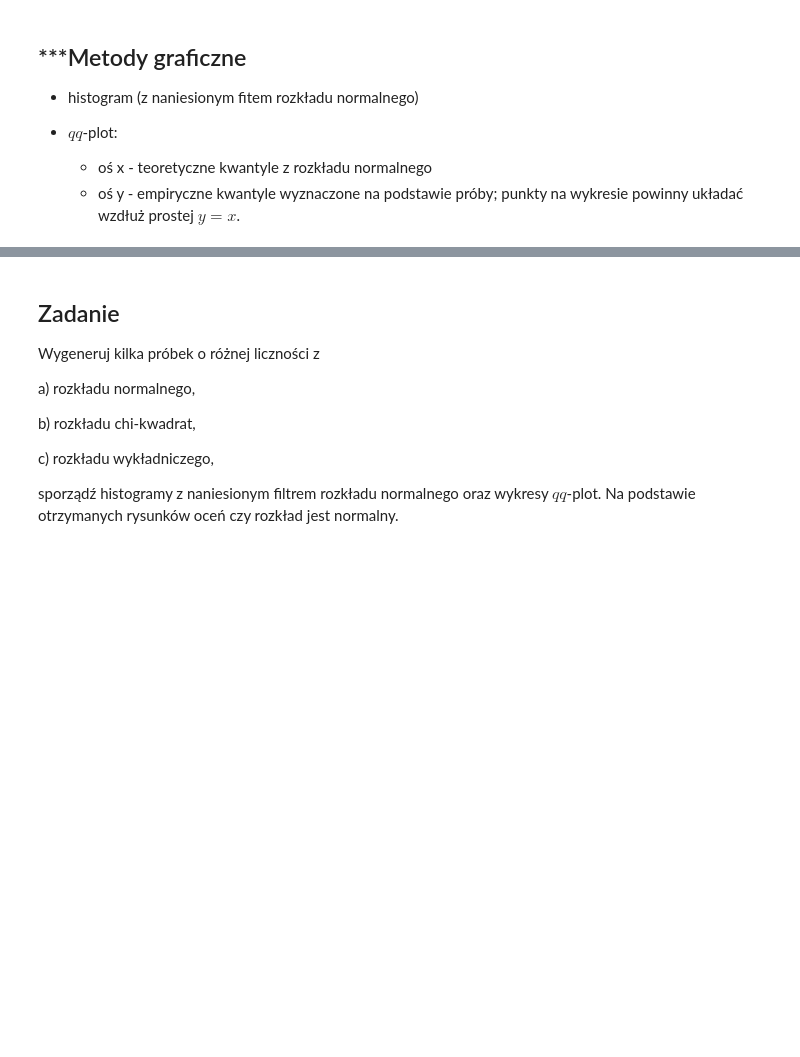
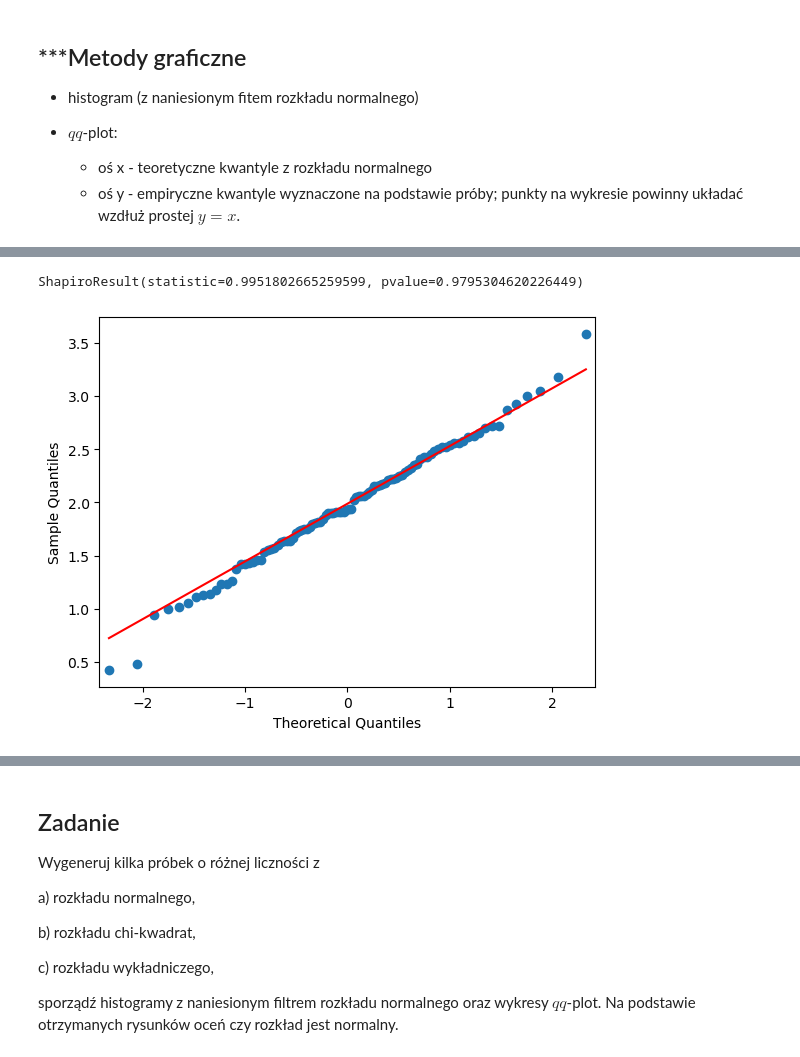
Before and after one commit to APozorska/Python_Statystyka_Regresja_fork, a Jupyter notebook: 01_statystyka/03_test_normalnosci_AP.ipynb, the cells around one changed output, grey strips where cells are left out. Saved outputs shown, nothing was run; the diff lists cells and outputs as text; code cells hidden in the pictures; blank space fills up the shorter version.

```diff
--- a/01_statystyka/03_test_normalnosci_AP.ipynb
+++ b/01_statystyka/03_test_normalnosci_AP.ipynb
@@ -102,13 +220,16 @@ Wygeneruj kilka próbek z rozkładu normalnego dla różnych parametrów $\mu$ i
 # %%
 # ?sm.qqplot
 # %%
-# n = 100
-
-# norm2 = stats.norm.rvs(size=n, loc=2, scale=0.5) + stats.uniform.rvs(size=n, loc=-2, scale=4)
-# norm = stats.norm.rvs(size=n, loc=2, scale=0.5)
-# chi = stats.chi2.rvs(size=n, df=5)
-# exp = stats.expon.rvs(size=n, scale=1/2)
+n = 100
+# generuje probki o konkretnych rozkladach o liczebnosci n=100
+norm2 = stats.norm.rvs(size=n, loc=2, scale=0.5) + stats.uniform.rvs(size=n, loc=-2, scale=4)
+norm = stats.norm.rvs(size=n, loc=2, scale=0.5)
+chi = stats.chi2.rvs(size=n, df=5)
+exp = stats.expon.rvs(size=n, scale=1/2)
 # %%
-# sm.qqplot(norm, stats.norm, line='q')
-# print(stats.shapiro(norm))
-# plt.show()
+sm.qqplot(norm, stats.norm, line='q') # dla probki normalnego rozkladu
+print(stats.shapiro(norm))
+plt.show()
+# %% [output]
+ShapiroResult(statistic=0.9951802665259599, pvalue=0.9795304620226449)
+[figure, added]
```
Also changed, not shown: parts of 28 cells of this notebook, 1 other file.
